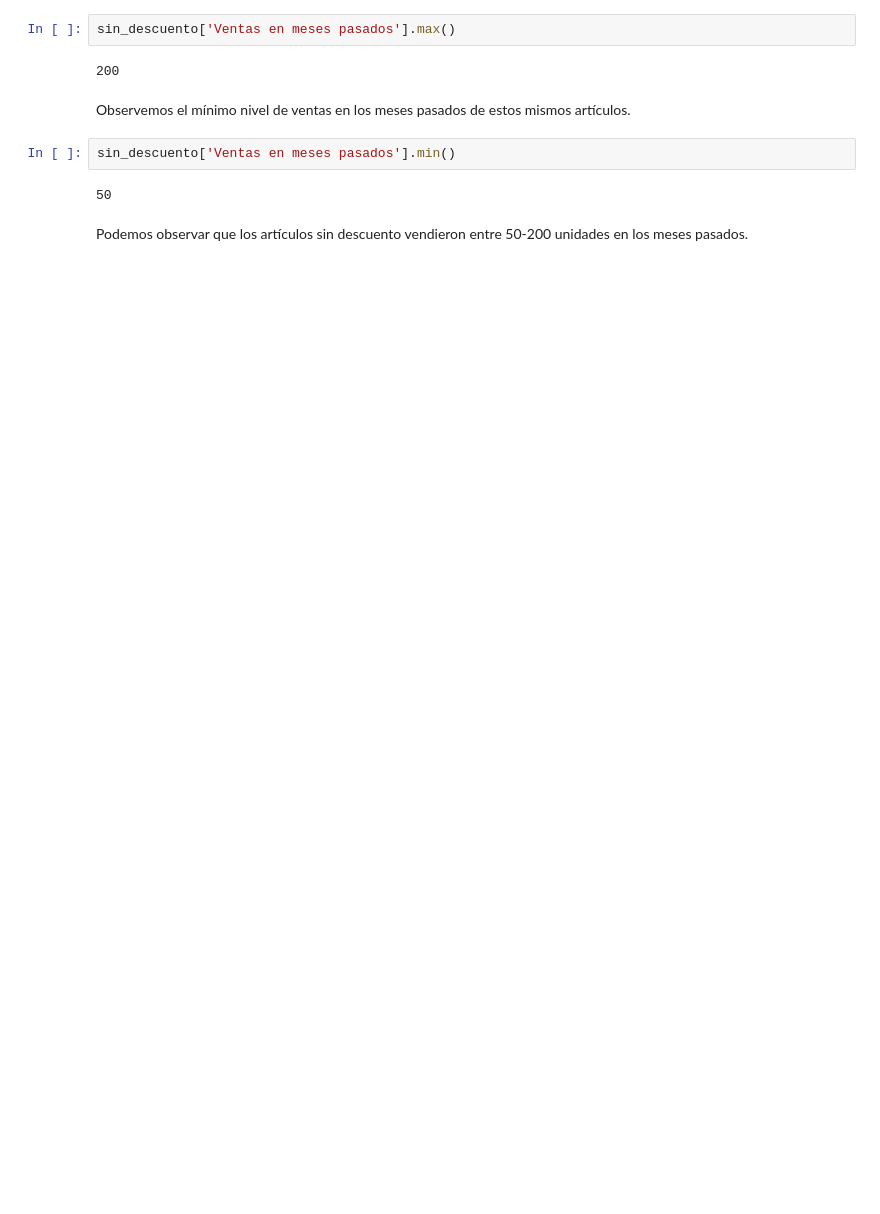
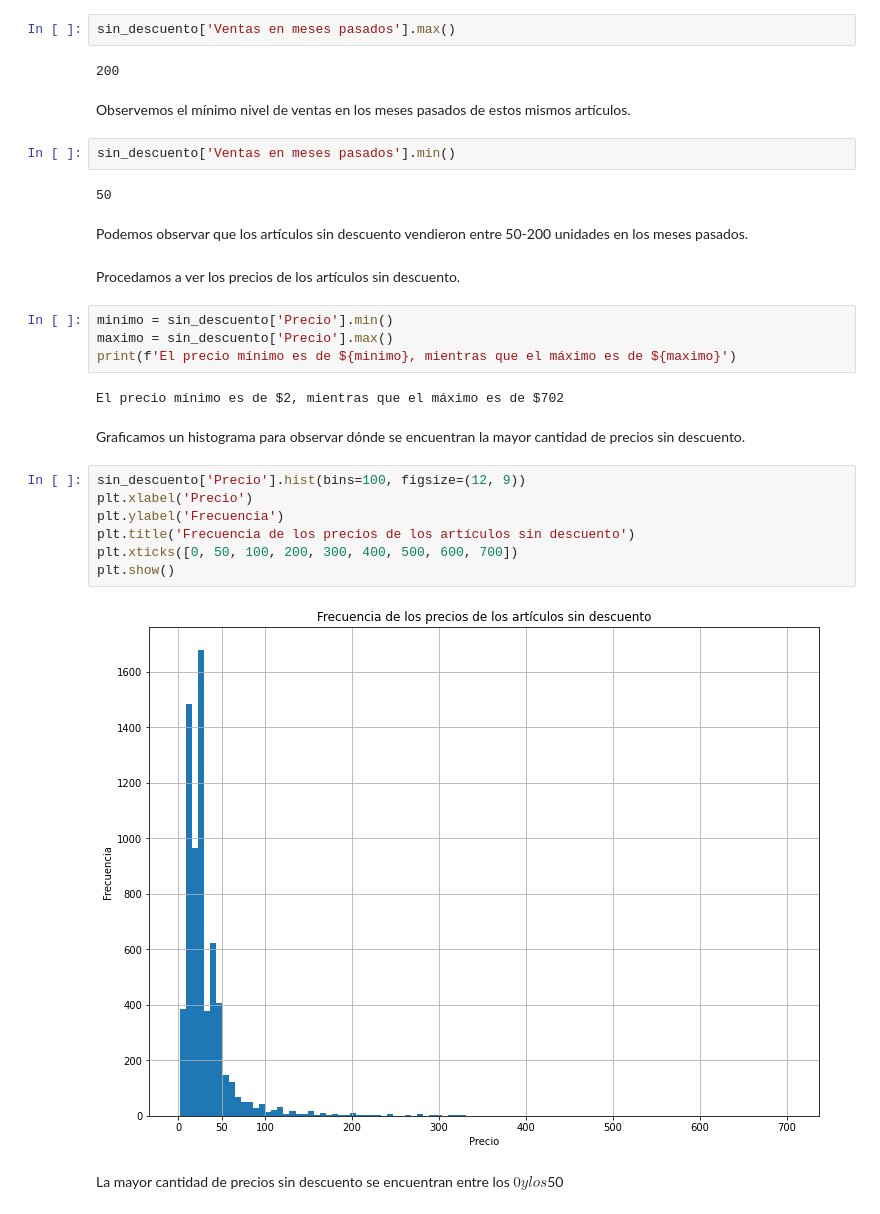
Before and after one commit to Estani94/Limpieza-y-EDA-Dataset-Amazon, a Jupyter notebook: EDA_amazon.ipynb, the cells around one changed output. Drawn from its saved outputs; the diff is of its cells as text; blank space fills up the shorter version.

```diff
--- a/EDA_amazon.ipynb
+++ b/EDA_amazon.ipynb
@@ -203,3 +203,24 @@ sin_descuento['Ventas en meses pasados'].min()
 50
 # %% [markdown]
 Podemos observar que los artículos sin descuento vendieron entre 50-200 unidades en los meses pasados.
+# %% [markdown]
+Procedamos a ver los precios de los artículos sin descuento.
+# %%
+minimo = sin_descuento['Precio'].min()
+maximo = sin_descuento['Precio'].max()
+print(f'El precio mínimo es de ${minimo}, mientras que el máximo es de ${maximo}')
+# %% [output]
+El precio mínimo es de $2, mientras que el máximo es de $702
+# %% [markdown]
+Graficamos un histograma para observar dónde se encuentran la mayor cantidad de precios sin descuento.
+# %%
+sin_descuento['Precio'].hist(bins=100, figsize=(12, 9))
+plt.xlabel('Precio')
+plt.ylabel('Frecuencia')
+plt.title('Frecuencia de los precios de los artículos sin descuento')
+plt.xticks([0, 50, 100, 200, 300, 400, 500, 600, 700])
+plt.show()
+# %% [output]
+[figure, added]
+# %% [markdown]
+La mayor cantidad de precios sin descuento se encuentran entre los $0 y los $50
```
